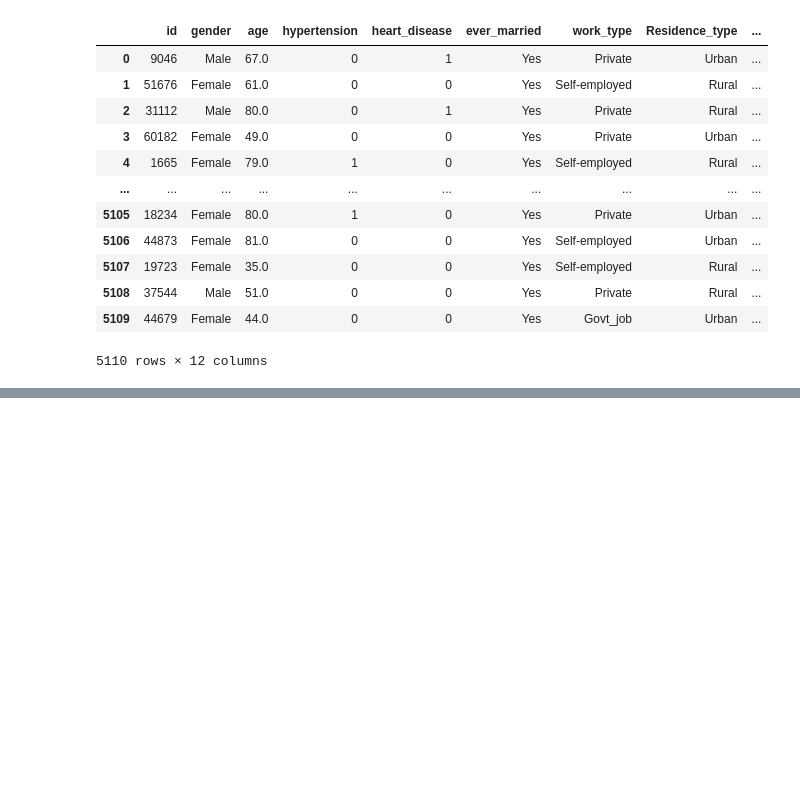
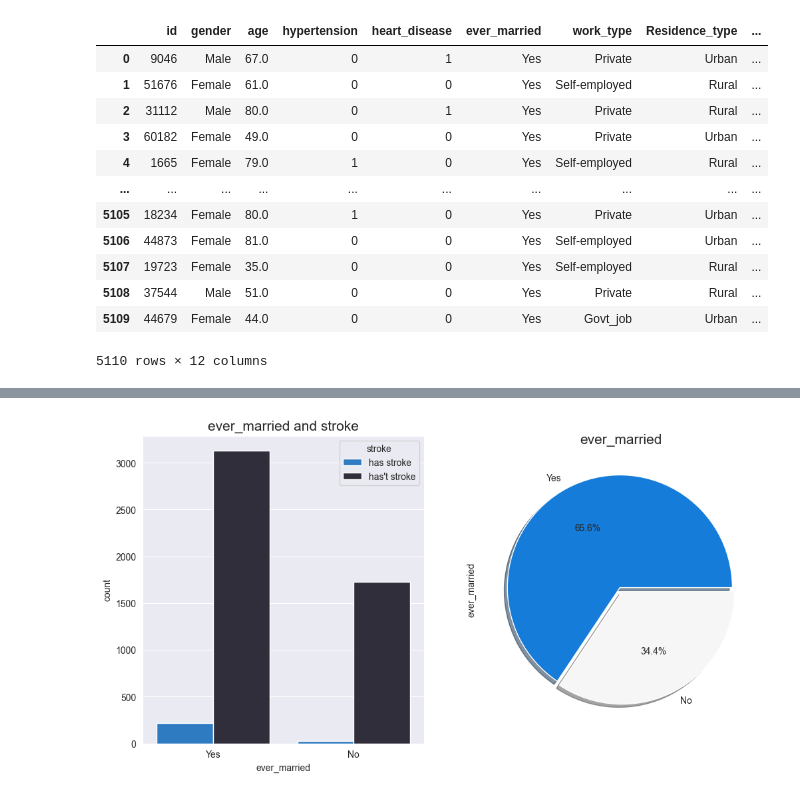
Before and after one commit to Peteryasser/Stroke-Prediction, a Jupyter notebook: code-and-dataset/EDA.ipynb, the cells around one changed output, grey strips where cells are left out. Cells and saved outputs as stored; diff of their text form; code cells hidden in the pictures; blank space fills up the shorter version.

```diff
--- a/code-and-dataset/EDA.ipynb
+++ b/code-and-dataset/EDA.ipynb
@@ -47,0 +122,4 @@ data=data.drop(["id"],axis=1)
+# %%
+visualize('ever_married')
+# %% [output]
+[figure, added]
```
Also changed, not shown: parts of 17 cells of this notebook.
